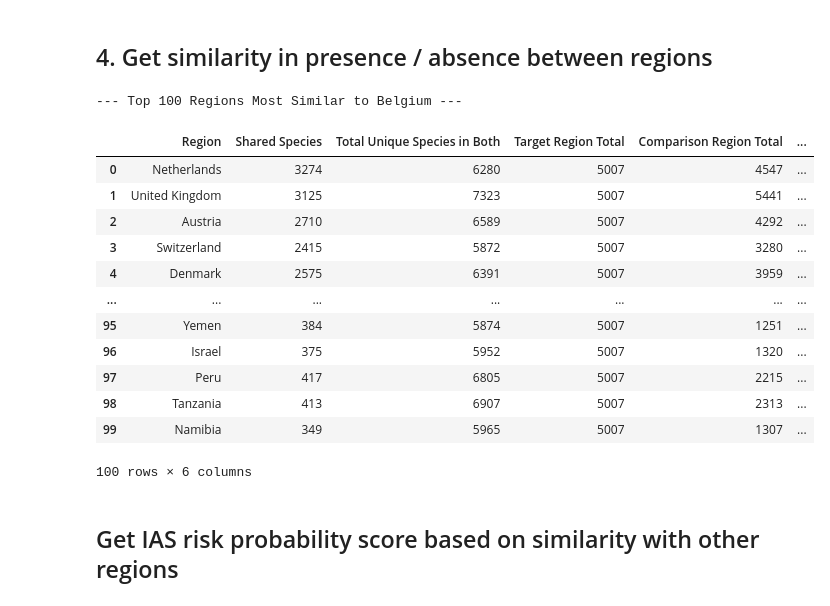
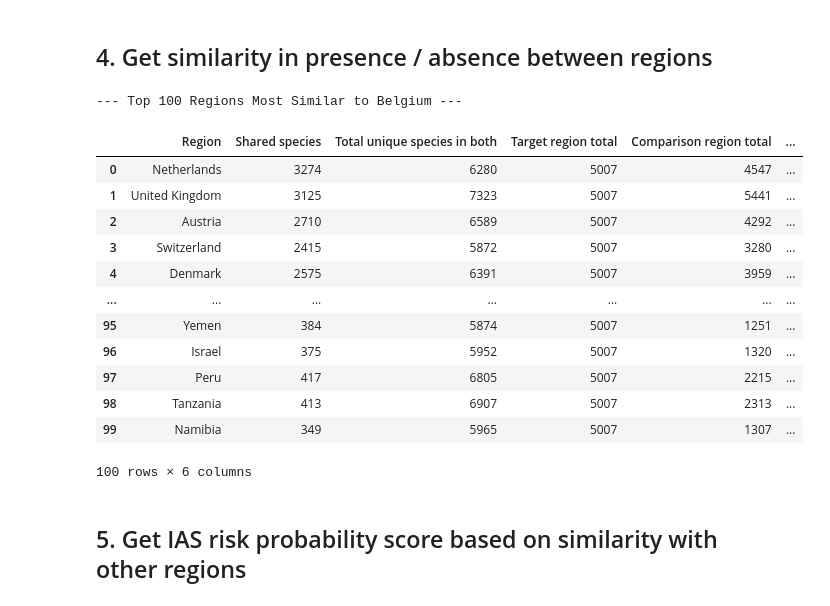
Before and after one commit to onestop-project/horizon-scanner, a Jupyter notebook: scripts/Sinas_info_extraction.ipynb, the cells around one changed output. Drawn from its saved outputs; the diff is of its cells as text; code cells hidden in the pictures.

```diff
--- a/scripts/Sinas_info_extraction.ipynb
+++ b/scripts/Sinas_info_extraction.ipynb
@@ -108,33 +108,33 @@ Countries missing: 0
 # %%
 sys.path.append(os.path.abspath('..')) #make sure our base path is set correctly
 
 #import dependencies
 
 from src.get_region_ranking import rank_regions_by_similarity #import function
 
 #specify the target country
 
 target_region = "Belgium"
 
 #Query for rankings and similarity scores, comparing all species (not just introduced ones)
 
 try:
     # Get the rankings (comparing all species)
     rankings = rank_regions_by_similarity(raw_data, target_region, compare_only_introduced=False)
 
     print(f"--- Top 100 Regions Most Similar to {target_region} ---")
 
     # Format the similarity score for a cleaner display
     display_df = rankings.head(100).copy()
-    display_df['Similarity Score'] = (display_df['Similarity Score'] * 100).round(2).astype(str) + '%'
+    display_df['Similarity score'] = (display_df['Similarity score'] * 100).round(2).astype(str) + '%'
 
     display(display_df) # Use display() instead of print() in notebooks for a nicely formatted table
 
 except ValueError as e:
     print(f"Error: {e}")
 # %% [output]
 --- Top 100 Regions Most Similar to Belgium ---
-|  | Region | Shared Species | Total Unique Species in Both | Target Region Total | Comparison Region Total | ... |
+|  | Region | Shared species | Total unique species in both | Target region total | Comparison region total | ... |
 | 0 | Netherlands | 3274 | 6280 | 5007 | 4547 | ... |
 | 1 | United Kingdom | 3125 | 7323 | 5007 | 5441 | ... |
 | 2 | Austria | 2710 | 6589 | 5007 | 4292 | ... |
@@ -148,7 +148,7 @@ except ValueError as e:
 | 99 | Namibia | 349 | 5965 | 5007 | 1307 | ... |
 100 rows × 6 columns
 # %% [markdown]
-## Get IAS risk probability score based on similarity with other regions
+## 5. Get IAS risk probability score based on similarity with other regions
 # %%
 sys.path.append(os.path.abspath('..')) #make sure our base path is set correctly
 
```
Also changed, not shown: parts of 1 cell of this notebook, 1 other file.
